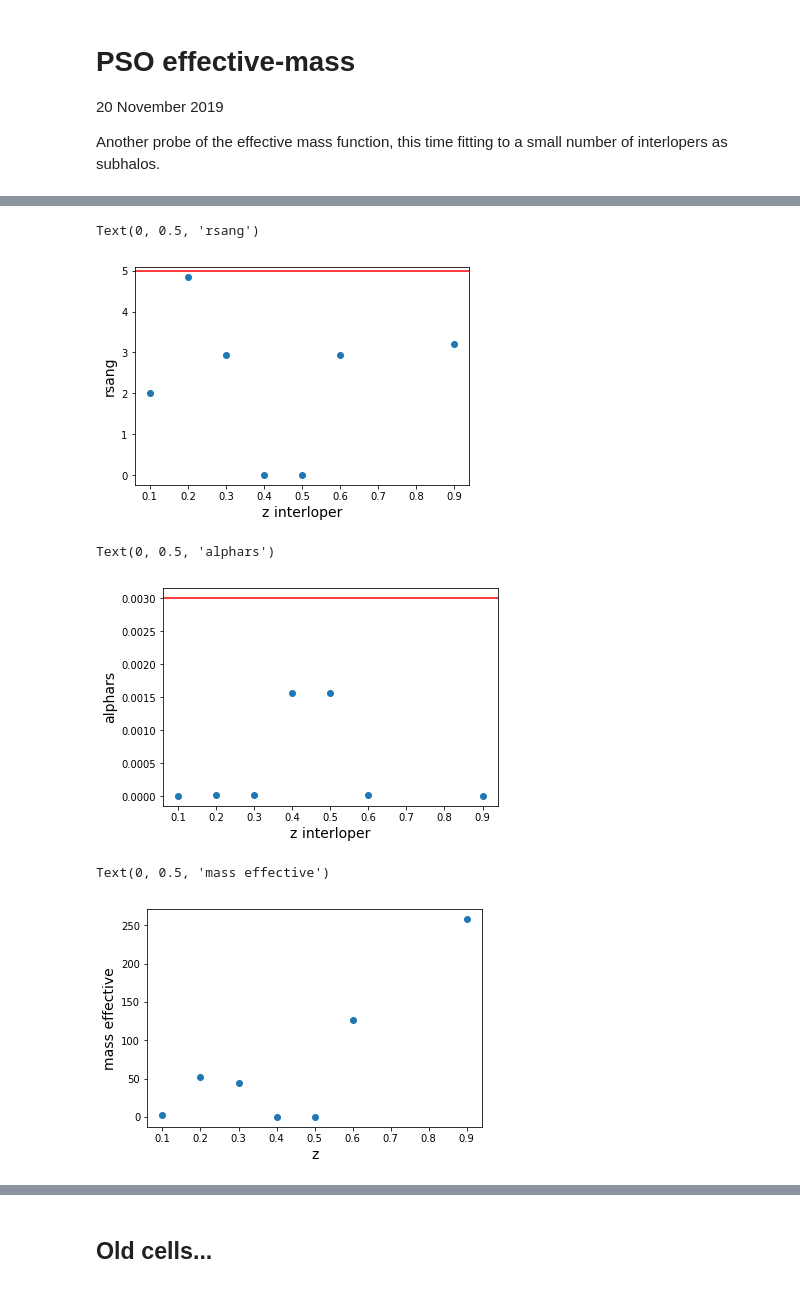
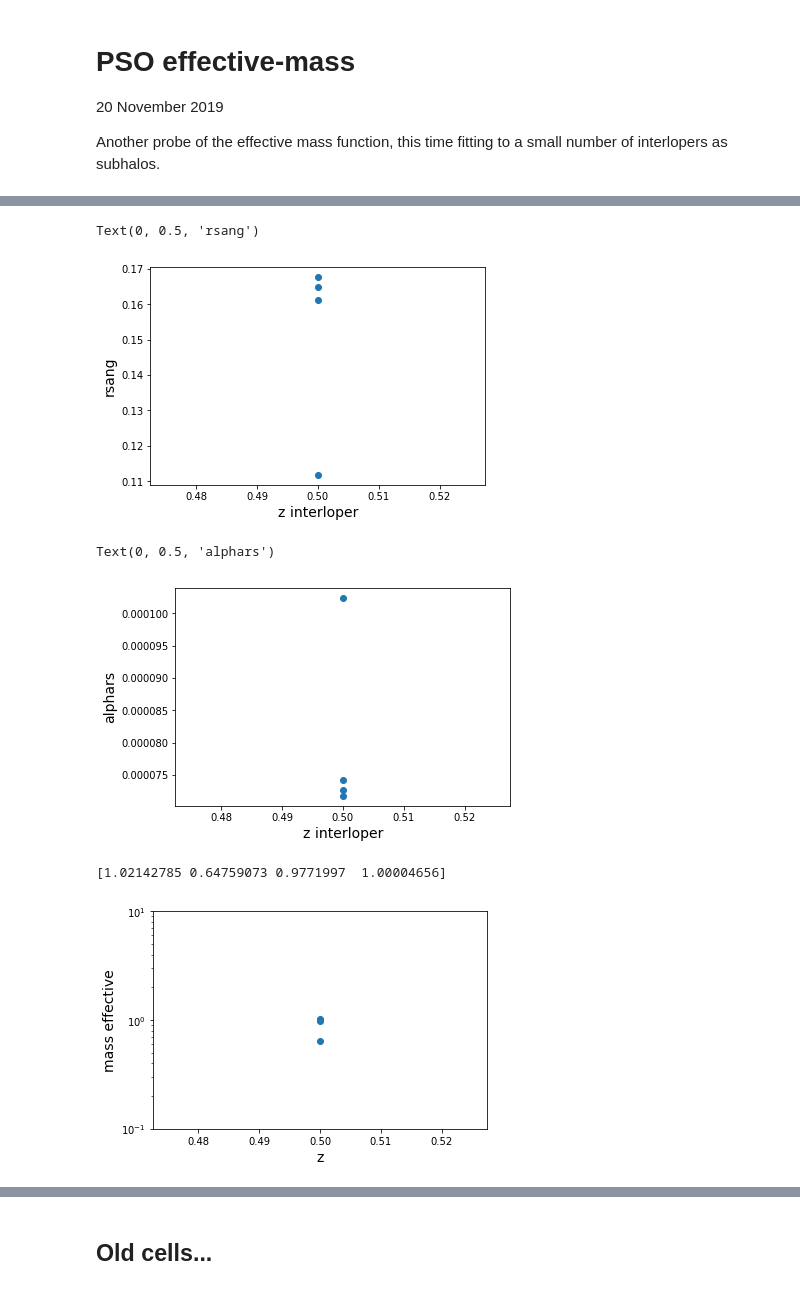
Before and after one commit to acagansengul/interlopers, a Jupyter notebook: pso_meff.ipynb, the cells around one changed output, grey strips where cells are left out. Saved outputs shown, nothing was run; the diff lists cells and outputs as text; code cells hidden in the pictures.

```diff
--- a/pso_meff.ipynb
+++ b/pso_meff.ipynb
@@ -23,8 +21,10 @@ zs = 1.0
 # %%
 # zds = [.1,.2,.3,.4,.5,.6,.7,.8,.9] * 2
 # seeds = [100] * 9 + [101] * 9
-zds = [.1,.2,.3, .4,.5,.6,.9]
-seeds = [100]*7
+# zds = [.1,.2,.3, .4,.5,.6,.9]
+# seeds = [100]*7
+zds = [.5]*4
+seeds = [101,102,103,104]
 assert(len(zds) == len(seeds))
 ilist = range(len(zds))
 ncores = 4
@@ -115,17 +101,17 @@ pso_fit_list[0].image_obj.kwargs_lens
 # %%
-plt.plot(zds, [pf.pos[0] for pf in pso_fit_list], 'o')
-plt.axhline(y=5, color='r', linestyle='-')
+plt.plot(zds, [10**pf.pos[0] for pf in pso_fit_list], 'o')
+#plt.axhline(y=2, color='r', linestyle='-')
 plt.xlabel('z interloper', size=14)
 plt.ylabel('rsang', size=14)
 # %% [output]
 Text(0, 0.5, 'rsang')
-[figure, old version]
+[figure, new version]
 # %%
-plt.plot(zds, [pf.pos[1] for pf in pso_fit_list], 'o')
-plt.axhline(y=3e-3, color='r', linestyle='-')
+plt.plot(zds, [10**pf.pos[1] for pf in pso_fit_list], 'o')
+#plt.axhline(y=3e-4, color='r', linestyle='-')
 plt.xlabel('z interloper', size=14)
 plt.ylabel('alphars', size=14)
 # %% [output]
 Text(0, 0.5, 'alphars')
-[figure, old version]
+[figure, new version]
 # %%
@@ -135,9 +121,14 @@ masses_sketchy = np.array([get_mass_back(pf.pos[0], pf.pos[1], zd, zs) for zd, p
 plt.plot(zds,masses_sketchy/1e7, 'o')
 plt.xlabel('z', size=14)
 plt.ylabel('mass effective', size=14)
+#plt.ylim(0,3)
+plt.gca().set_yscale('log')
+plt.ylim(1e-1,1e1)
+
+print(masses_sketchy/1e7)
 # %% [output]
-Text(0, 0.5, 'mass effective')
+[1.02142785 0.64759073 0.9771997  1.00004656]
-[figure, old version]
+[figure, new version]
 # %%
 plt.plot(zds,[pf.cost for pf in pso_fit_list], 'o')
 plt.xlabel('z', size=14)
```
Also changed, not shown: parts of 12 cells of this notebook, 2 other files.
